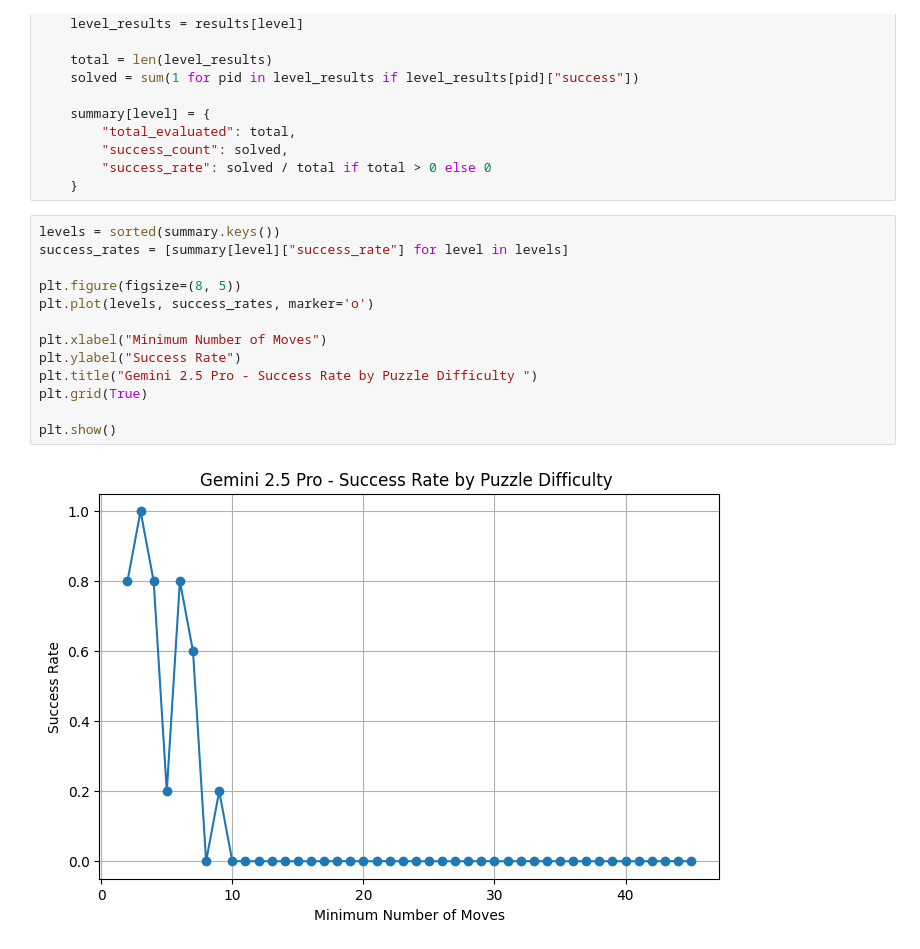
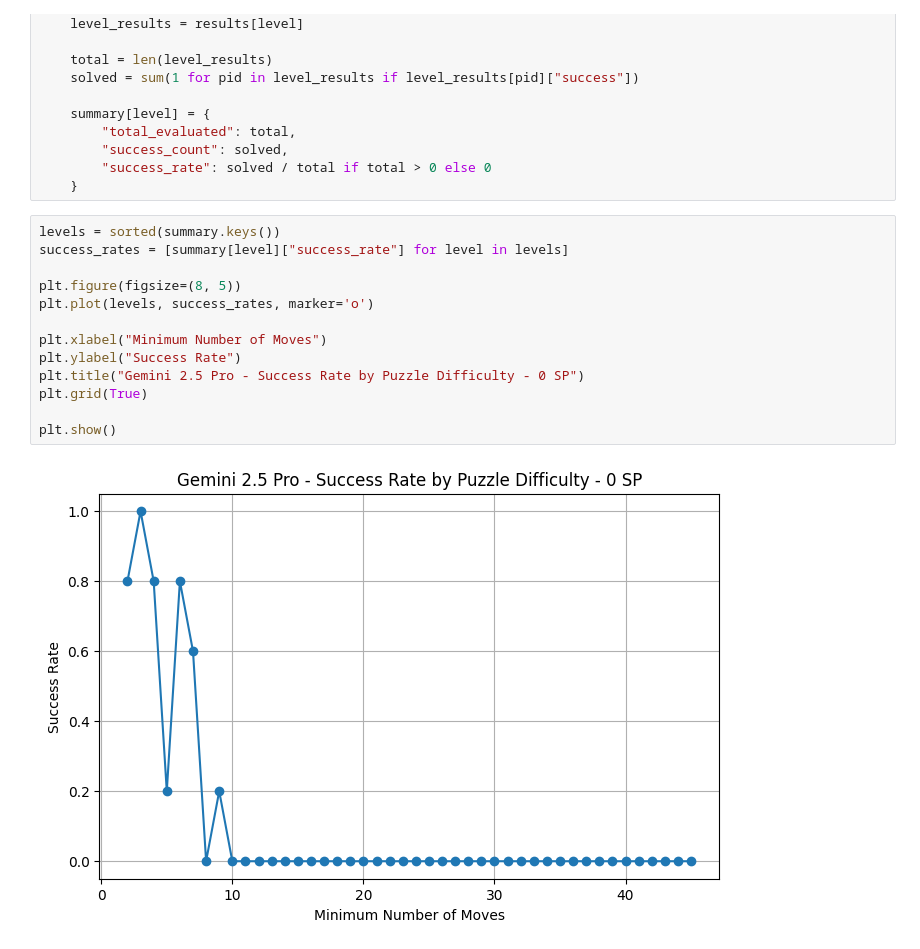
Before and after one commit to saintsauceee/visual-cot, a Jupyter notebook: eval/old/eval_gemini.ipynb, the cells around one changed output. Drawn from its saved outputs; the diff is of its cells as text.

```diff
--- a/eval/old/eval_gemini.ipynb
+++ b/eval/old/eval_gemini.ipynb
@@ -230,15 +230,15 @@ for level in results:
 # %%
 levels = sorted(summary.keys())
 success_rates = [summary[level]["success_rate"] for level in levels]
 
 plt.figure(figsize=(8, 5))
 plt.plot(levels, success_rates, marker='o')
 
 plt.xlabel("Minimum Number of Moves")
 plt.ylabel("Success Rate")
-plt.title("Gemini 2.5 Pro - Success Rate by Puzzle Difficulty ")
+plt.title("Gemini 2.5 Pro - Success Rate by Puzzle Difficulty - 0 SP")
 plt.grid(True)
 
 plt.show()
 # %% [output]
-[figure, old version]
+[figure, new version]
```
Also changed, not shown: 33 other files.
